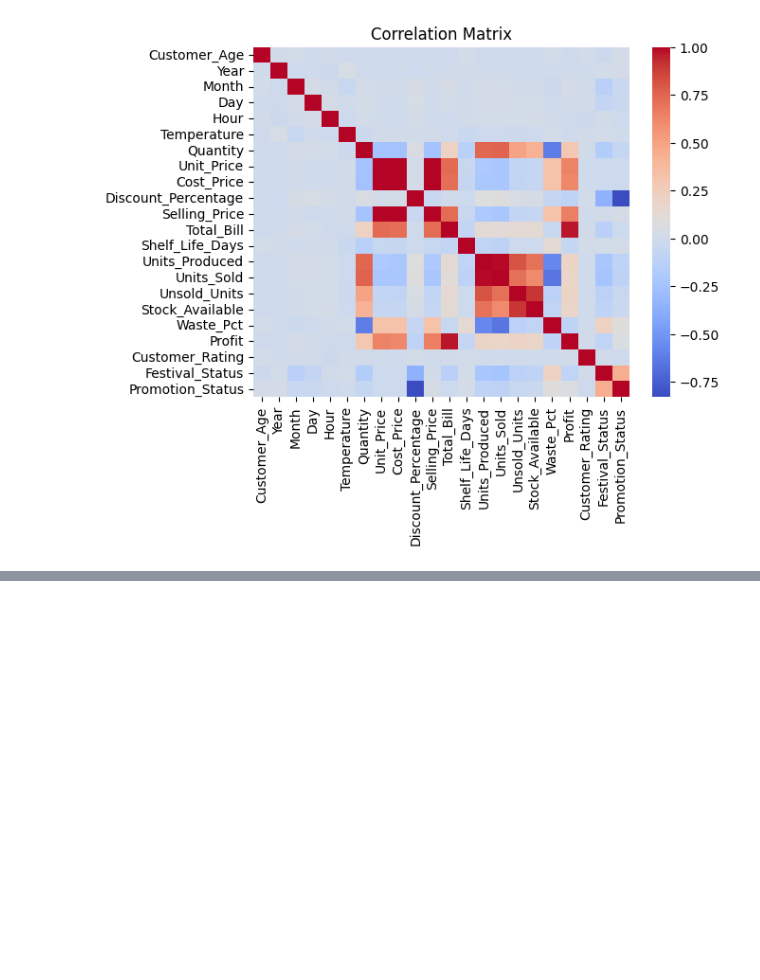
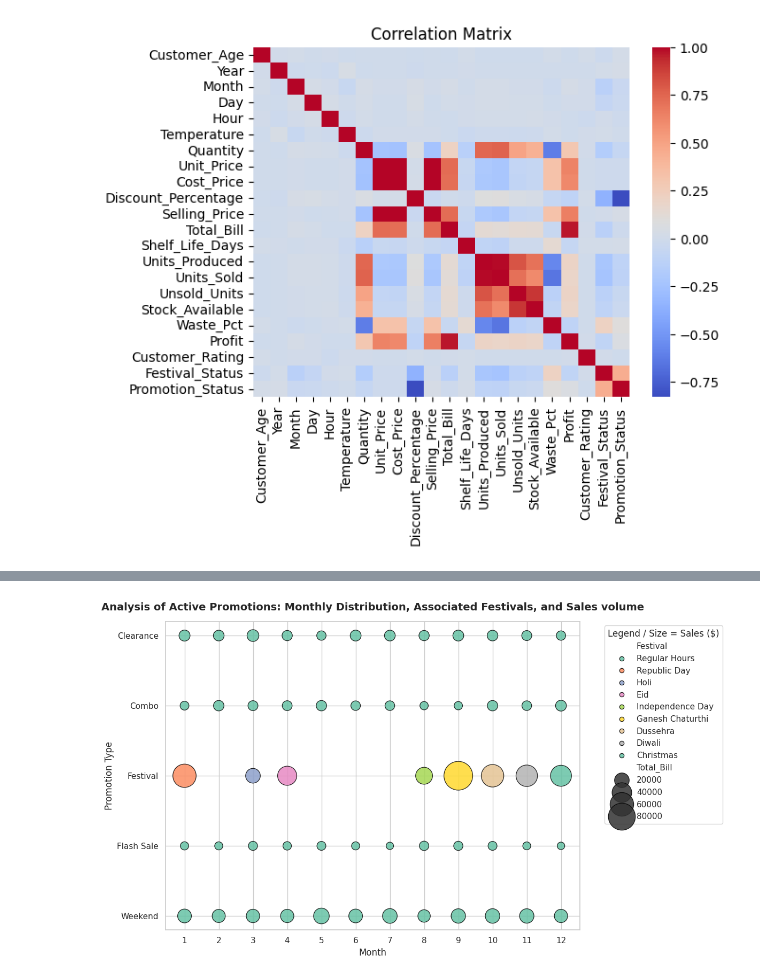
Before and after one commit to anaisrcast/Data-Science-Practice, a Jupyter notebook: Practice/Bakery_Sales.ipynb, the cells around one changed output, grey strips where cells are left out. Saved outputs shown, nothing was run; the diff lists cells and outputs as text; code cells hidden in the pictures; blank space fills up the shorter version.

```diff
--- a/Practice/Bakery_Sales.ipynb
+++ b/Practice/Bakery_Sales.ipynb
@@ -323,0 +399,48 @@ There also seems to be a correlation with Teperature an certain columns, it woul
+# %%
+# Promotions, Festivals and Sales within the Month using a Bubble Chart (Scatter Plot)
+
+#Aggregate data by Month and Promotion_Type
+promo_month_df = bake_df.groupby(['Month', 'Promotion_Type'], as_index=False).agg({
+    'Total_Bill': 'sum',
+    'Units_Sold': 'sum',
+    'Festival': lambda x: x.mode()[0] if not x.mode().empty else 'Regular Hours'
+})
+
+# Convert Month to string for consistentcy
+promo_month_df['Month'] = promo_month_df['Month'].astype(str)
+
+# Filter out 'No Promotion' to only look at promotional activities
+active_promo_df = promo_month_df[promo_month_df['Promotion_Type'] != 'No Promotion']
+
+#Create the Bubble Chart
+plt.figure(figsize=(12, 7))
+sns.set_theme(style="whitegrid")
+
+# Scatter plot where:
+#X-axis = Month
+#Y-axis = Promotion Type
+#Bubble Size = Total Bill (scaled for visualization)
+#Bubble Color = Festival during that month/promotion
+bubble_plot = sns.scatterplot(
+    data=active_promo_df,
+    x='Month',
+    y='Promotion_Type',
+    size='Total_Bill',
+    hue='Festival',
+    palette='Set2',
+    sizes=(100, 1500), # Controls min/max bubble size
+    alpha=0.85,
+    edgecolor='black'
+)
+
+# Format the layout and legends
+plt.title('Analysis of Active Promotions: Monthly Distribution, Associated Festivals, and Sales volume', fontsize=14, fontweight='bold', pad=15)
+plt.xlabel('Month', fontsize=12)
+plt.ylabel('Promotion Type', fontsize=12)
+
+# Adjust legend location to not overlap
+plt.legend(bbox_to_anchor=(1.05, 1), loc='upper left', title='Legend / Size = Sales ($)')
+plt.tight_layout()
+plt.show()
+# %% [output]
+[figure, added]
```
Also changed, not shown: parts of 6 cells of this notebook.
